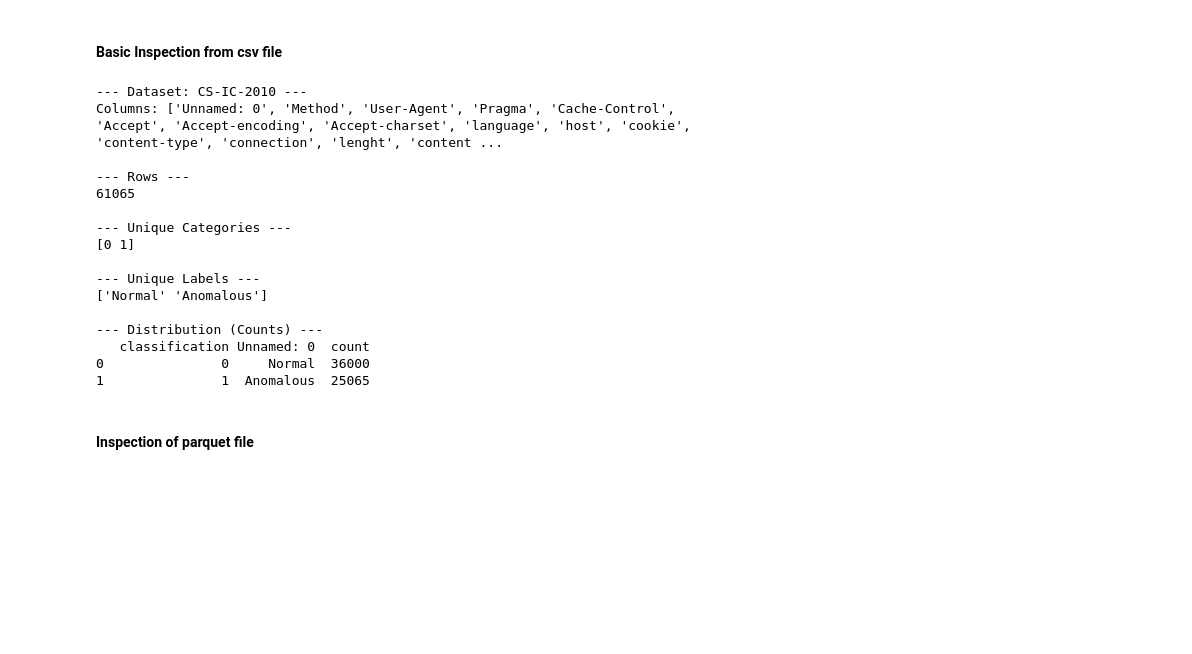
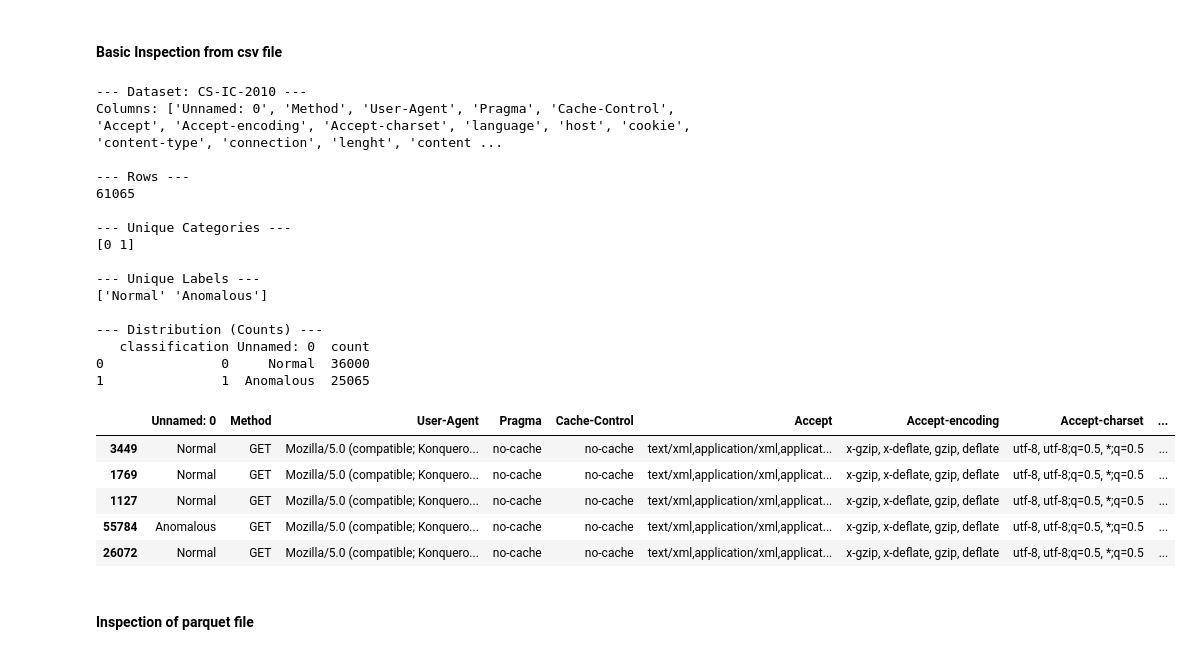
Before and after one commit to Jacaranda-Dev/ai-waf-v2, a Jupyter notebook: notebooks/01_eda.ipynb, the cells around one changed output. Saved outputs shown, nothing was run; the diff lists cells and outputs as text; code cells hidden in the pictures; blank space fills up the shorter version.

```diff
--- a/notebooks/01_eda.ipynb
+++ b/notebooks/01_eda.ipynb
@@ -16,33 +16,44 @@ print(f"--- Dataset: CS-IC-2010 ---")
 print("Columns:", df.columns.tolist())
 
 print("\n--- Rows ---")
 print(f"{len(df)}")
 
 print("\n--- Unique Categories ---")
 print(df['classification'].unique())
 
 print("\n--- Unique Labels ---")
 print(df['Unnamed: 0'].unique())
 
 print("\n--- Distribution (Counts) ---")
 print(df.groupby(['classification', 'Unnamed: 0']).size().reset_index(name='count'))
+
+with pd.option_context('display.max_colwidth', None):
+    # See 5 random rows to check different attack categories
+    result = df.sample(5)
+    display(result)
 # %% [output]
 --- Dataset: CS-IC-2010 ---
 Columns: ['Unnamed: 0', 'Method', 'User-Agent', 'Pragma', 'Cache-Control', 'Accept', 'Accept-encoding', 'Accept-charset', 'language', 'host', 'cookie', 'content-type', 'connection', 'lenght', 'content ...
 
 --- Rows ---
 61065
 
 --- Unique Categories ---
 [0 1]
 
 --- Unique Labels ---
 ['Normal' 'Anomalous']
 
 --- Distribution (Counts) ---
    classification Unnamed: 0  count
 0               0     Normal  36000
 1               1  Anomalous  25065
+|  | Unnamed: 0 | Method | User-Agent | Pragma | Cache-Control | Accept | Accept-encoding | Accept-charset | ... |
+| 3449 | Normal | GET | Mozilla/5.0 (compatible; Konquero... | no-cache | no-cache | text/xml,application/xml,applicat... | x-gzip, x-deflate, gzip, deflate | utf-8, utf-8;q=0.5, *;q=0.5 | ... |
+| 1769 | Normal | GET | Mozilla/5.0 (compatible; Konquero... | no-cache | no-cache | text/xml,application/xml,applicat... | x-gzip, x-deflate, gzip, deflate | utf-8, utf-8;q=0.5, *;q=0.5 | ... |
+| 1127 | Normal | GET | Mozilla/5.0 (compatible; Konquero... | no-cache | no-cache | text/xml,application/xml,applicat... | x-gzip, x-deflate, gzip, deflate | utf-8, utf-8;q=0.5, *;q=0.5 | ... |
+| 55784 | Anomalous | GET | Mozilla/5.0 (compatible; Konquero... | no-cache | no-cache | text/xml,application/xml,applicat... | x-gzip, x-deflate, gzip, deflate | utf-8, utf-8;q=0.5, *;q=0.5 | ... |
+| 26072 | Normal | GET | Mozilla/5.0 (compatible; Konquero... | no-cache | no-cache | text/xml,application/xml,applicat... | x-gzip, x-deflate, gzip, deflate | utf-8, utf-8;q=0.5, *;q=0.5 | ... |
 # %% [markdown]
 #### Inspection of parquet file
 # %%
```
Also changed, not shown: parts of 4 cells of this notebook, 18 other files.
